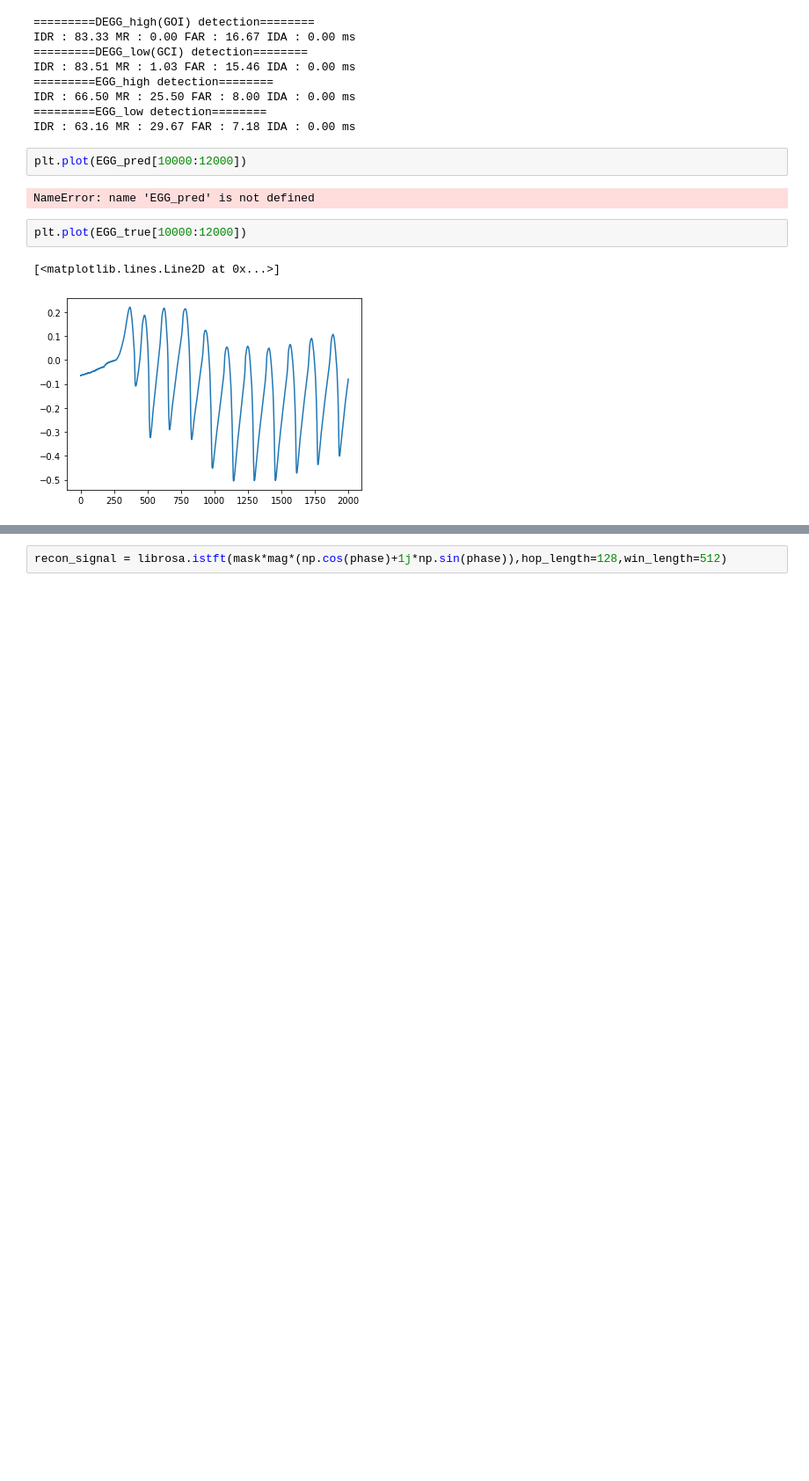
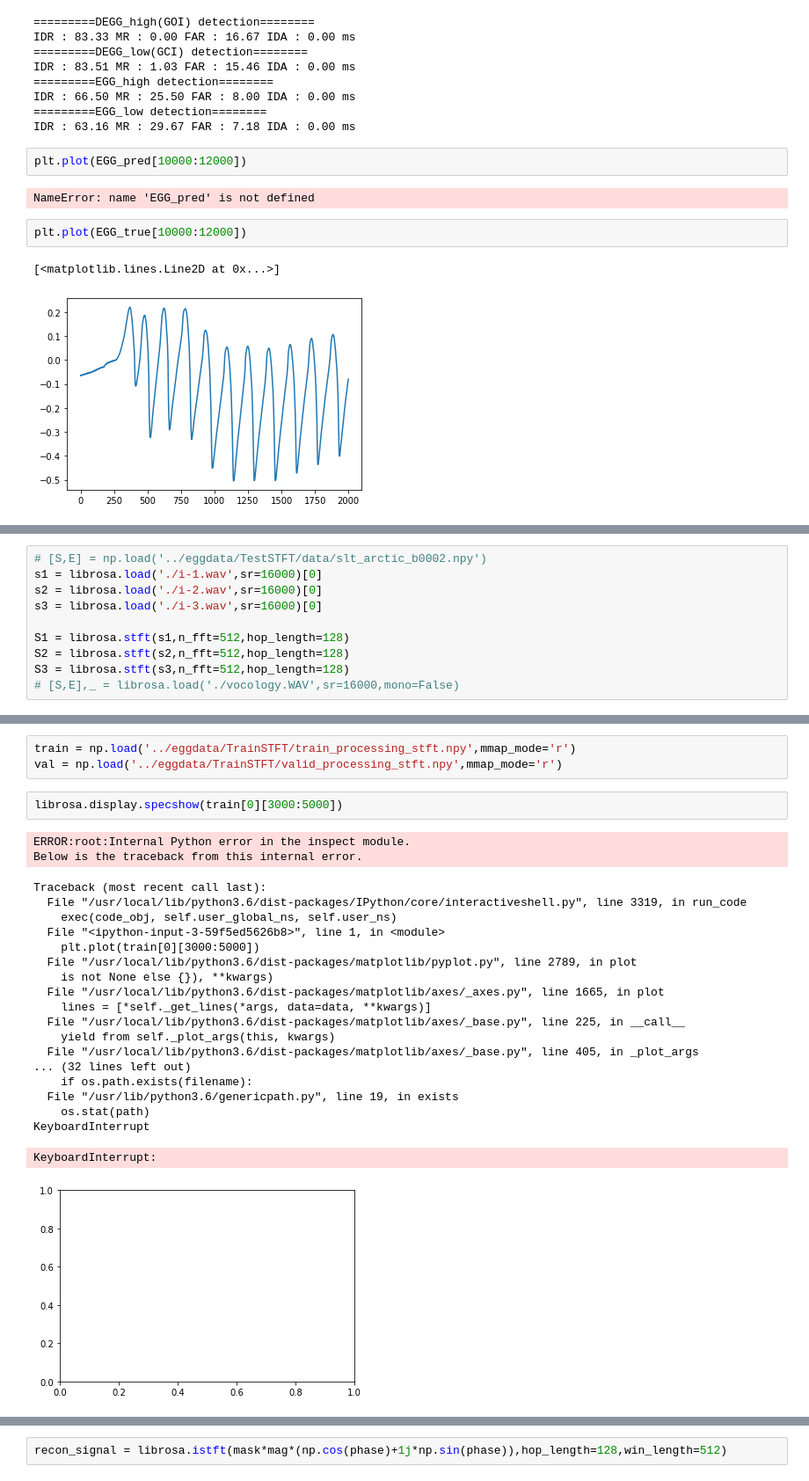
Before and after one commit to SeongwoongCho/SpeechToEGG, a Jupyter notebook: Testing Script.ipynb, the cells around one changed output, grey strips where cells are left out. Shown at 88% size. Saved outputs shown, nothing was run; the diff lists cells and outputs as text; blank space fills up the shorter version.

```diff
--- a/Testing Script.ipynb
+++ b/Testing Script.ipynb
@@ -312,0 +304,10 @@ EfficientUnet(
+# %%
+# [S,E] = np.load('../eggdata/TestSTFT/data/slt_arctic_b0002.npy')
+s1 = librosa.load('./i-1.wav',sr=16000)[0]
+s2 = librosa.load('./i-2.wav',sr=16000)[0]
+s3 = librosa.load('./i-3.wav',sr=16000)[0]
+
+S1 = librosa.stft(s1,n_fft=512,hop_length=128)
+S2 = librosa.stft(s2,n_fft=512,hop_length=128)
+S3 = librosa.stft(s3,n_fft=512,hop_length=128)
+# [S,E],_ = librosa.load('./vocology.WAV',sr=16000,mono=False)
@@ -338,0 +364,27 @@ mask = np.round(expit(mask))
+# %%
+train = np.load('../eggdata/TrainSTFT/train_processing_stft.npy',mmap_mode='r')
+val = np.load('../eggdata/TrainSTFT/valid_processing_stft.npy',mmap_mode='r')
+# %%
+librosa.display.specshow(train[0][3000:5000])
+# %% [output]
+ERROR:root:Internal Python error in the inspect module.
+Below is the traceback from this internal error.
+Traceback (most recent call last):
+  File "/usr/local/lib/python3.6/dist-packages/IPython/core/interactiveshell.py", line 3319, in run_code
+    exec(code_obj, self.user_global_ns, self.user_ns)
+  File "<ipython-input-3-59f5ed5626b8>", line 1, in <module>
+    plt.plot(train[0][3000:5000])
+  File "/usr/local/lib/python3.6/dist-packages/matplotlib/pyplot.py", line 2789, in plot
+    is not None else {}), **kwargs)
+  File "/usr/local/lib/python3.6/dist-packages/matplotlib/axes/_axes.py", line 1665, in plot
+    lines = [*self._get_lines(*args, data=data, **kwargs)]
+  File "/usr/local/lib/python3.6/dist-packages/matplotlib/axes/_base.py", line 225, in __call__
+    yield from self._plot_args(this, kwargs)
+  File "/usr/local/lib/python3.6/dist-packages/matplotlib/axes/_base.py", line 405, in _plot_args
+... (32 lines left out)
+    if os.path.exists(filename):
+  File "/usr/lib/python3.6/genericpath.py", line 19, in exists
+    os.stat(path)
+KeyboardInterrupt
+KeyboardInterrupt:
+[figure, added]
```
Also changed, not shown: parts of 43 cells of this notebook, 10 other files.
